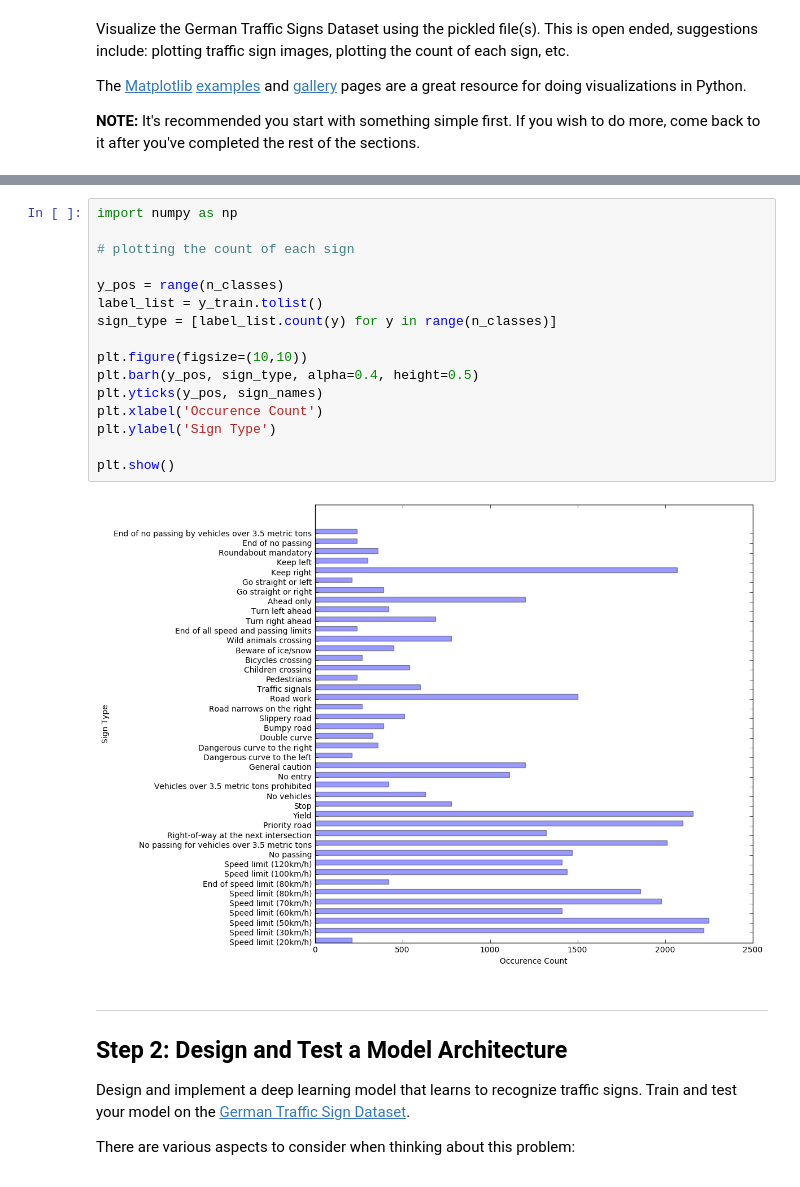
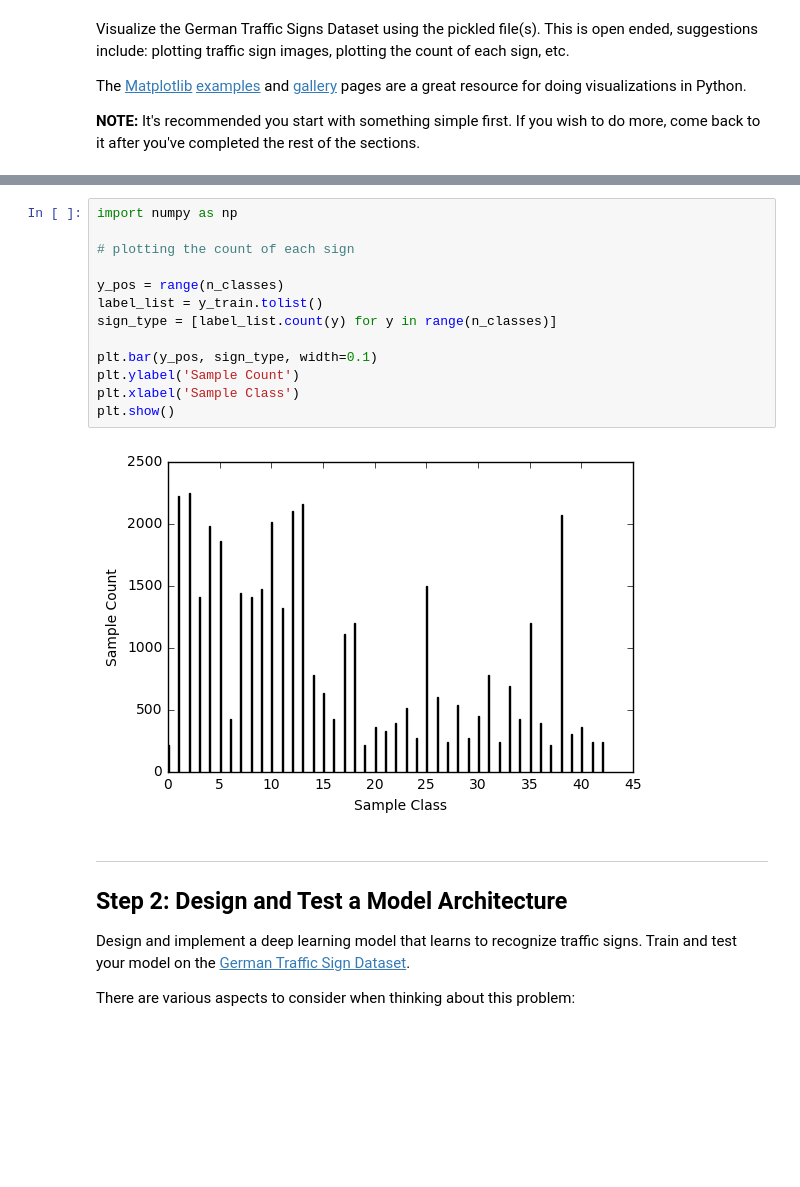
Before and after one commit to 361793842/CarND-Traffic-Sign-Classifier-Project, a Jupyter notebook: Traffic_Sign_Classifier.ipynb, the cells around one changed output, grey strips where cells are left out. Saved outputs shown, nothing was run; the diff lists cells and outputs as text; blank space fills up the shorter version.

```diff
--- a/Traffic_Sign_Classifier.ipynb
+++ b/Traffic_Sign_Classifier.ipynb
@@ -106,21 +106,18 @@ print(y_train[index], sign_names[y_train[index]])
 # %%
 import numpy as np
 
 # plotting the count of each sign
 
 y_pos = range(n_classes)
 label_list = y_train.tolist()
 sign_type = [label_list.count(y) for y in range(n_classes)]
 
-plt.figure(figsize=(10,10))
-plt.barh(y_pos, sign_type, alpha=0.4, height=0.5)
-plt.yticks(y_pos, sign_names)
-plt.xlabel('Occurence Count')
-plt.ylabel('Sign Type')
-
+plt.bar(y_pos, sign_type, width=0.1)
+plt.ylabel('Sample Count')
+plt.xlabel('Sample Class')
 plt.show()
 # %% [output]
-[figure, old version]
+[figure, new version]
 # %% [markdown]
 ----
 
```
Also changed, not shown: parts of 24 cells of this notebook, 1 other file.
